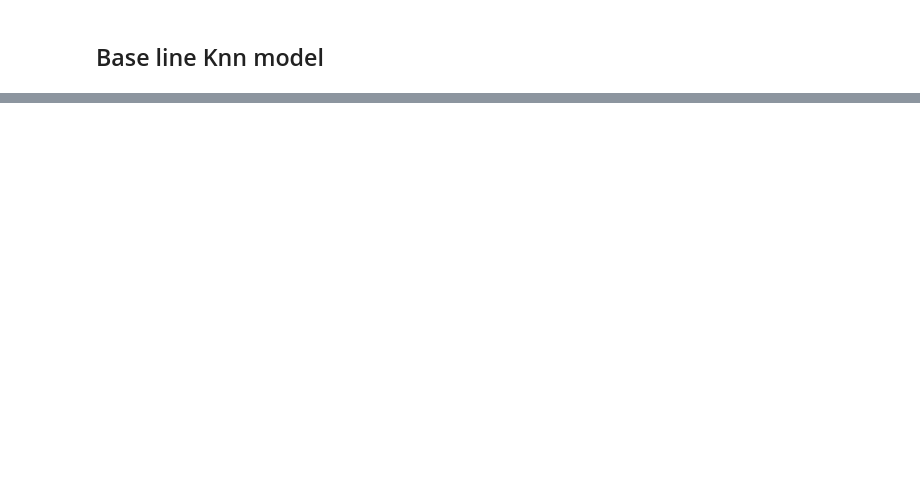
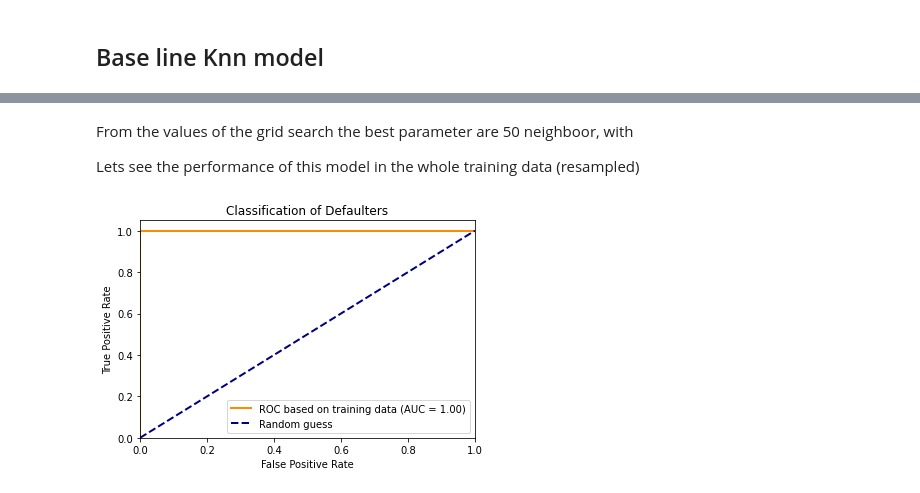
Before and after one commit to andresvBSE/BSE-CML2-P12, a Jupyter notebook: Predictions with KNN and SVM.ipynb, the cells around one changed output, grey strips where cells are left out. Drawn from its saved outputs; the diff is of its cells as text; code cells hidden in the pictures; blank space fills up the shorter version.

```diff
--- a/Predictions with KNN and SVM.ipynb
+++ b/Predictions with KNN and SVM.ipynb
@@ -100,0 +381,20 @@ test_predictions_submit.to_csv("data/outputs/knn_bl.csv", index = False)
+# %% [markdown]
+From the values of the grid search the best parameter are 50 neighboor, with
+
+
+Lets see the performance of this model in the whole training data (resampled)
+# %%
+# Initialization of model and resampling method
+model_knn_m1 = KNeighborsClassifier(weights = 'distance', p = 2, n_neighbors = 50, algorithm = 'kd_tree')
+resampling_m1 = NeighbourhoodCleaningRule()
+
+# Getting the resample data
+X_resampled, y_resampled = resampling_m1.fit_resample(X_train, y)
+
+# FIt the model in the resampled data and get the predicted proba on this data
+model_knn_m1.fit(X_resampled, y_resampled)
+y_train_hat_knn_m1 = model_knn_m1.predict_proba(X_resampled)
+
+roc_curve_plot(y_resampled, y_train_hat_knn_m1[:,1])
+# %% [output]
+[figure, added]
```
Also changed, not shown: parts of 51 cells of this notebook, 3 other files.
